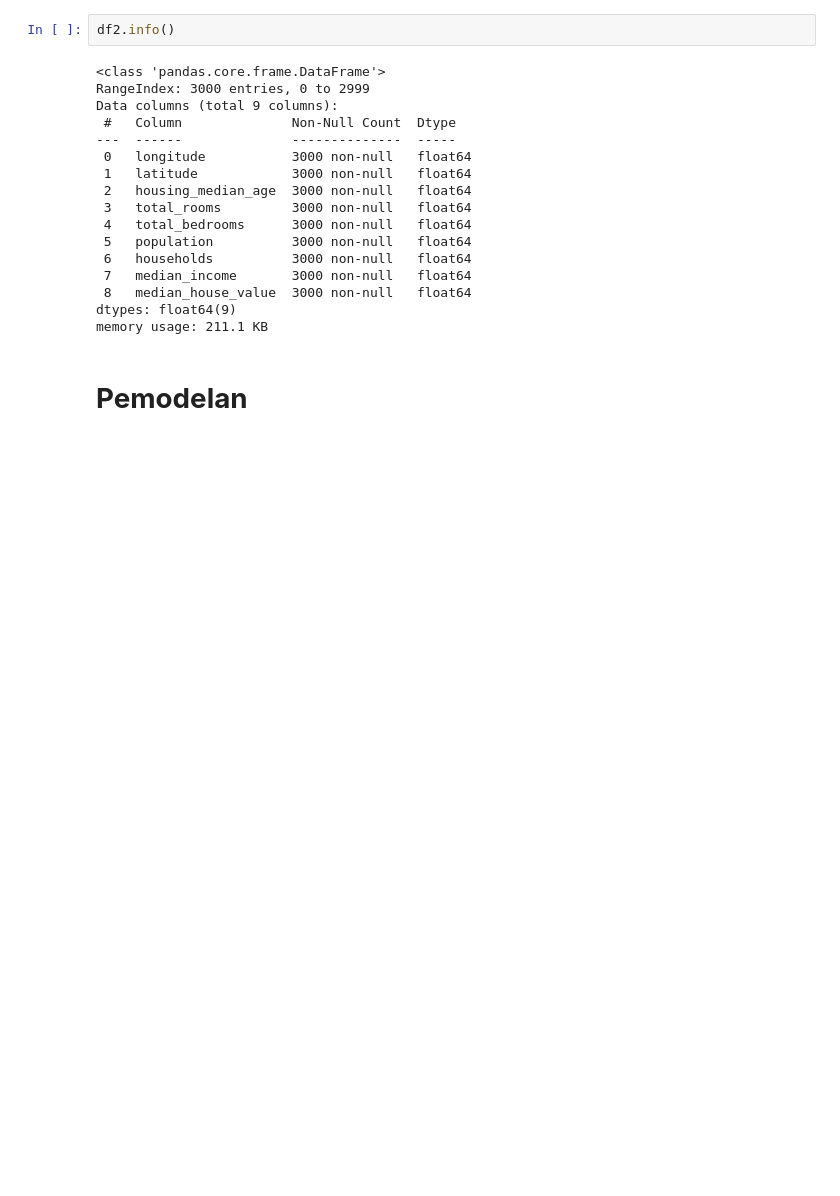
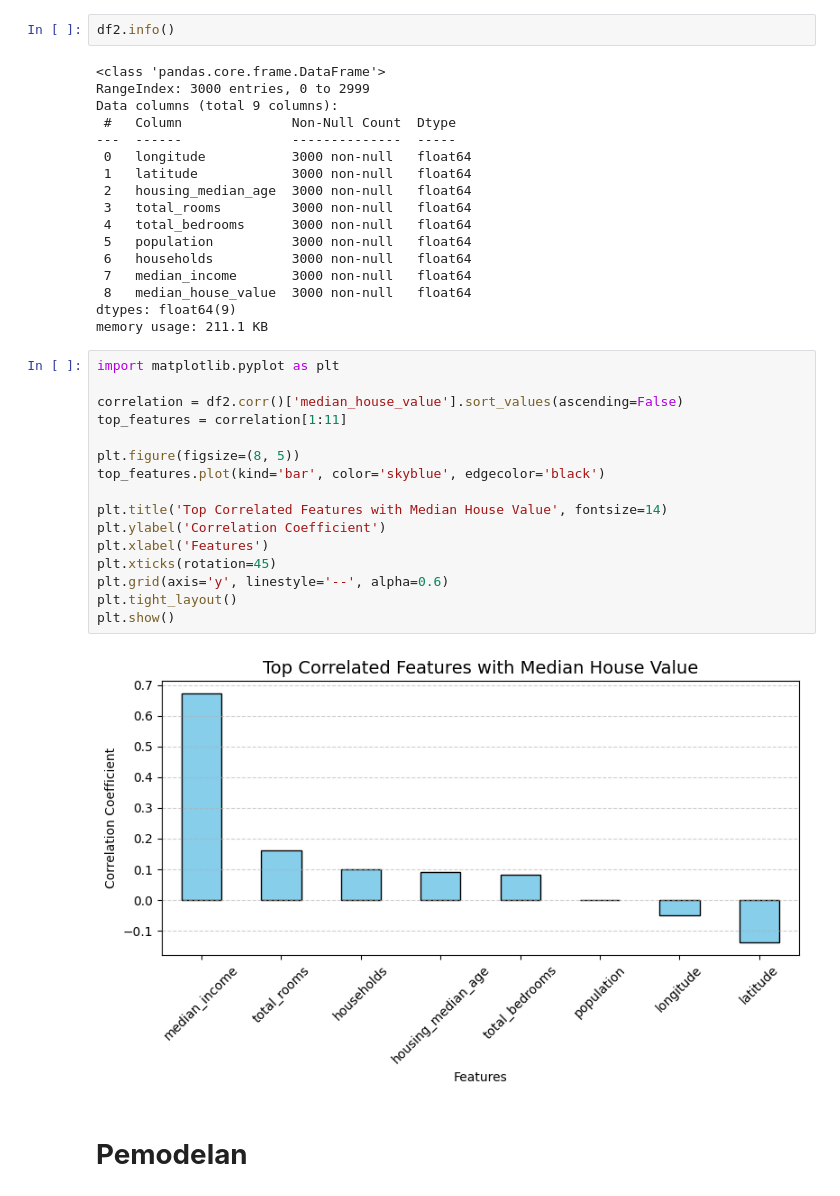
Before and after one commit to ChristopherJonathan0/California-Housing-Prediction-using-Multiple-Linear-Regression, a Jupyter notebook: California_Housing_Prediction_with_Multiple_Linear_Regression.ipynb, the cells around one changed output. Drawn from its saved outputs; the diff is of its cells as text; blank space fills up the shorter version.

```diff
--- a/California_Housing_Prediction_with_Multiple_Linear_Regression.ipynb
+++ b/California_Housing_Prediction_with_Multiple_Linear_Regression.ipynb
@@ -73,6 +73,24 @@ Data columns (total 9 columns):
  8   median_house_value  3000 non-null   float64
 dtypes: float64(9)
 memory usage: 211.1 KB
+# %%
+import matplotlib.pyplot as plt
+
+correlation = df2.corr()['median_house_value'].sort_values(ascending=False)
+top_features = correlation[1:11]
+
+plt.figure(figsize=(8, 5))
+top_features.plot(kind='bar', color='skyblue', edgecolor='black')
+
+plt.title('Top Correlated Features with Median House Value', fontsize=14)
+plt.ylabel('Correlation Coefficient')
+plt.xlabel('Features')
+plt.xticks(rotation=45)
+plt.grid(axis='y', linestyle='--', alpha=0.6)
+plt.tight_layout()
+plt.show()
+# %% [output]
+[figure, added]
 # %% [markdown]
 # **Pemodelan**
 # %% [markdown]
```
